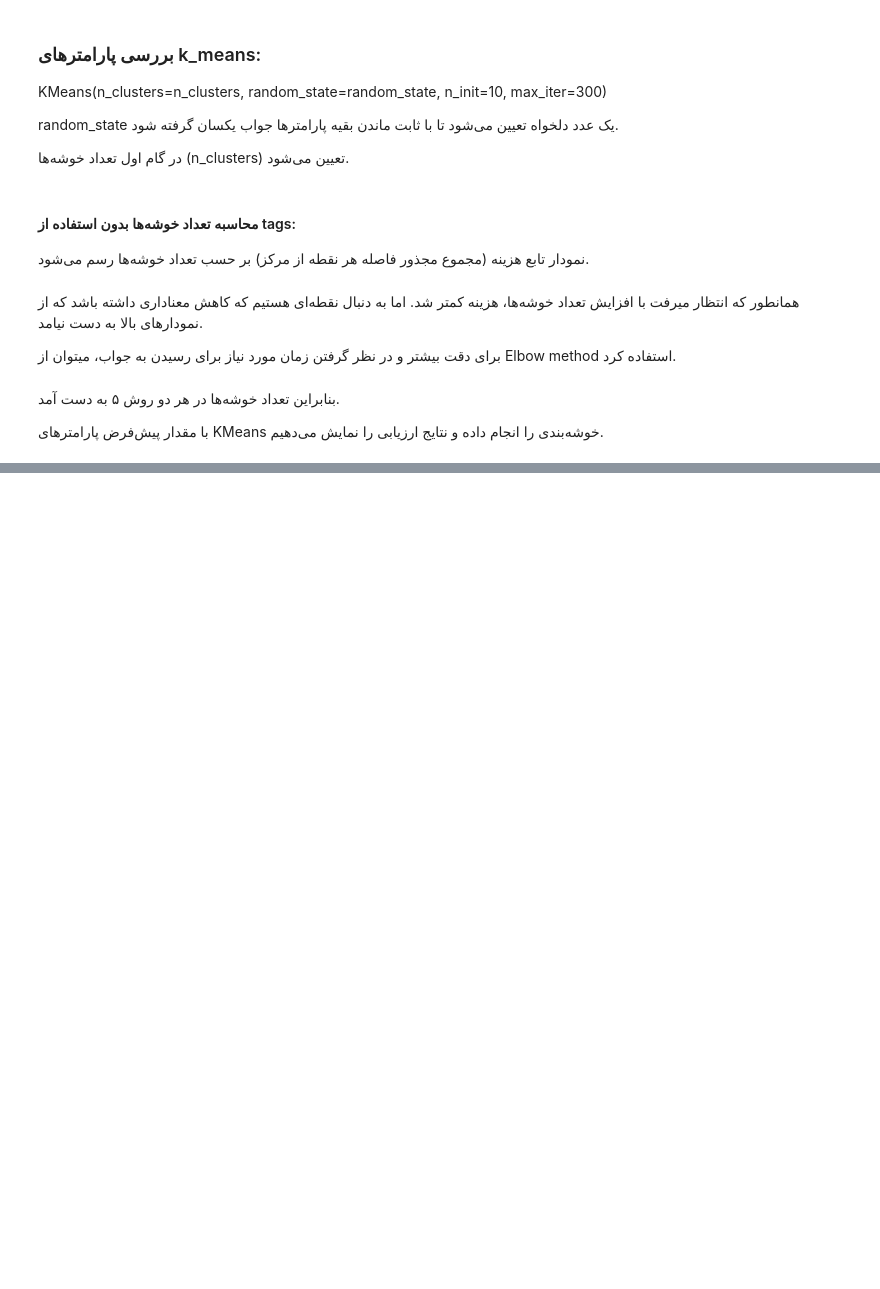
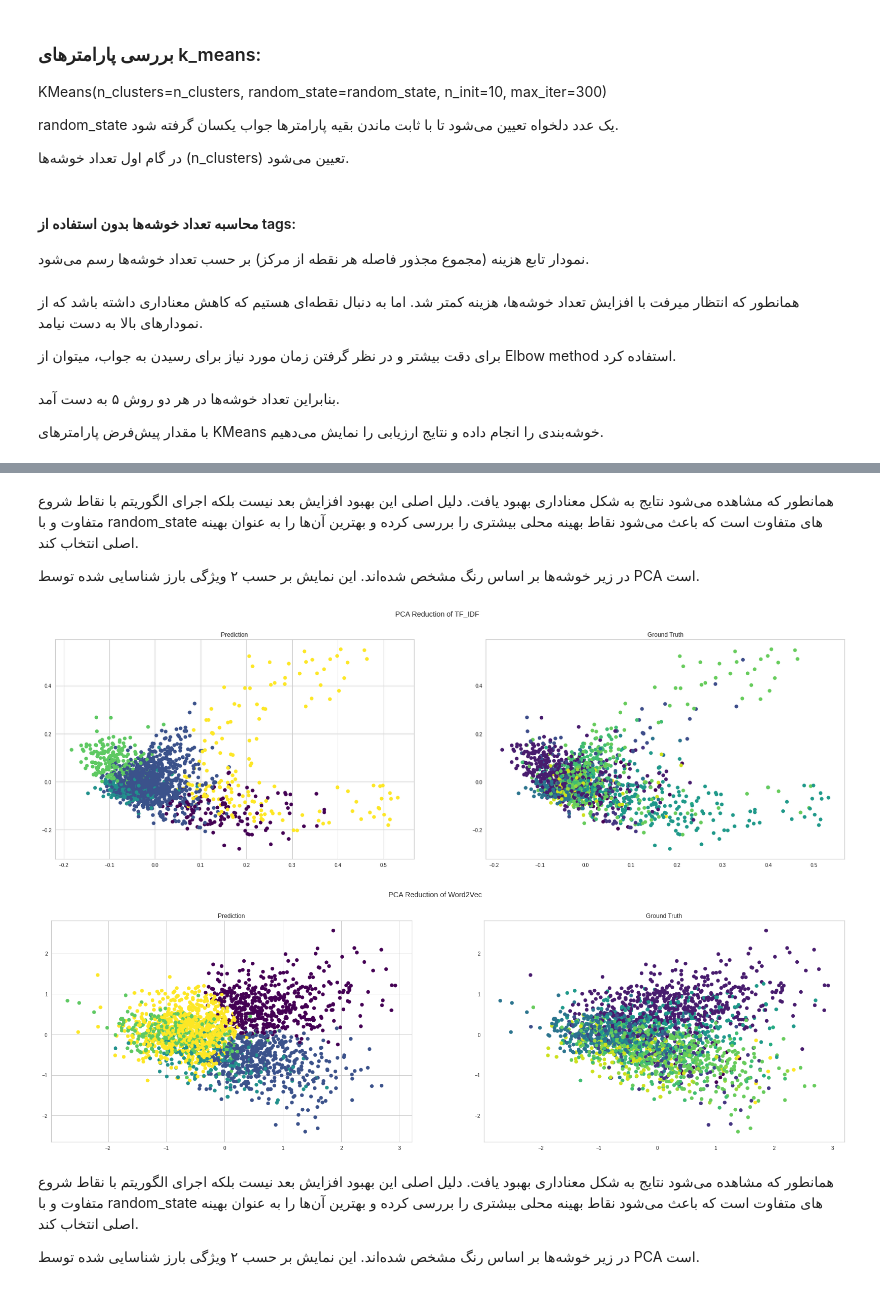
Before and after one commit to hamidreza004/MIR, a Jupyter notebook: reports/phase3/clustering.ipynb, the cells around one changed output, grey strips where cells are left out. Drawn from its saved outputs; the diff is of its cells as text; code cells hidden in the pictures; blank space fills up the shorter version.

Commit message:
PCA_plot2d

```diff
--- a/reports/phase3/clustering.ipynb
+++ b/reports/phase3/clustering.ipynb
@@ -173,0 +171,18 @@ k_means.get_advanced_results(selected_tfidf, w2v, tags, 5, 5)
+# %% [markdown]
+<div dir="rtl">
+    همانطور که مشاهده می‌شود نتایج به شکل معناداری بهبود یافت. دلیل اصلی این بهبود افزایش بعد نیست بلکه اجرای الگوریتم با نقاط شروع متفاوت و با random_state های متفاوت است که باعث می‌شود نقاط بهینه محلی بیشتری را بررسی کرده و بهترین آن‌ها را به عنوان بهینه اصلی انتخاب کند.
+    <p></p><p></p>
+    در زیر خوشه‌ها بر اساس رنگ مشخص شده‌اند. این نمایش بر حسب ۲ ویژگی بارز شناسایی شده توسط PCA است.
+</div>
+# %%
+k_means.PCA2_plot(selected_tfidf, 5, best_random_tfidf, tags, "PCA Reduction of TF_IDF")
+k_means.PCA2_plot(w2v, 5, best_random_w2v, tags, "PCA Reduction of Word2Vec")
+# %% [output]
+[figure, added]
+[figure, added]
+# %% [markdown]
+<div dir="rtl">
+    همانطور که مشاهده می‌شود نتایج به شکل معناداری بهبود یافت. دلیل اصلی این بهبود افزایش بعد نیست بلکه اجرای الگوریتم با نقاط شروع متفاوت و با random_state های متفاوت است که باعث می‌شود نقاط بهینه محلی بیشتری را بررسی کرده و بهترین آن‌ها را به عنوان بهینه اصلی انتخاب کند.
+    <p></p><p></p>
+    در زیر خوشه‌ها بر اساس رنگ مشخص شده‌اند. این نمایش بر حسب ۲ ویژگی بارز شناسایی شده توسط PCA است.
+</div>
```
Also changed, not shown: parts of 5 cells of this notebook, 2 other files.
